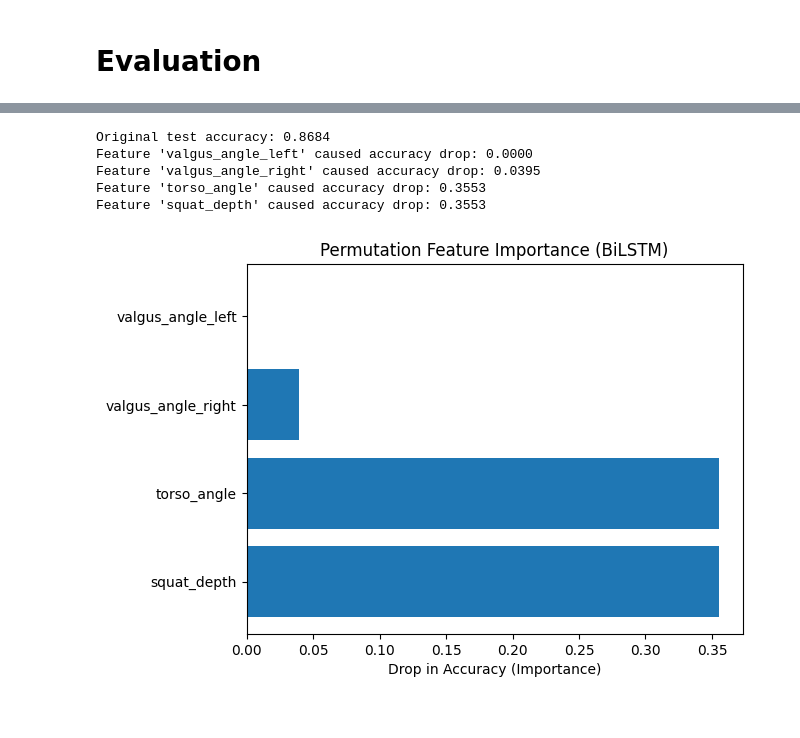
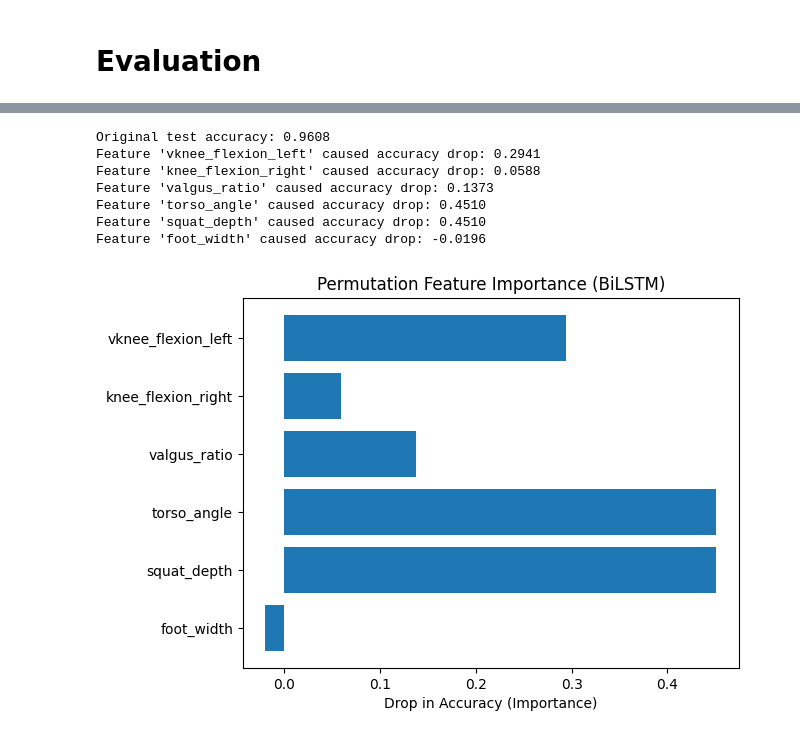
Before and after one commit to perujuice/BScThesis, a Jupyter notebook: models/biLSTM.ipynb, the cells around one changed output, grey strips where cells are left out. Cells and saved outputs as stored; diff of their text form; code cells hidden in the pictures.

Commit message:
fix: feature extraction process updated, and hyperparameter tuning of models fixed a bit

```diff
--- a/models/biLSTM.ipynb
+++ b/models/biLSTM.ipynb
@@ -27,15 +34,14 @@ from tqdm import tqdm
 # %% [markdown]
 # Preprocessing
 # %%
-from sklearn.utils import shuffle
 
-data = np.load("../preprocessing/ready/squat_sequences_normalized.npz")
+data = np.load("../preprocessing/ready/squat_sequences__normalized.npz")
 
 X_data = data["X"]
 y_labels = data["y"]
 
 X_train, X_test, y_train, y_test = train_test_split(
-    X_data, y_labels, test_size=0.3, stratify=y_labels, random_state=42
+    X_data, y_labels, test_size=0.2, stratify=y_labels, random_state=42
 )
 
 print(X_train.shape, X_test.shape, y_train.shape, y_test.shape)
@@ -117,23 +123,17 @@ Frame 188: [0. 0. 0. 0.]
 # Defined model Function
 # %%
 
-def create_bilstm_model(input_shape, lstm_units=64, dropout_rate=0.3, learning_rate=0.001, **kwargs):
-    """Creates and compiles a BiLSTM model with given hyperparameters."""
 
+def create_bilstm_model(input_shape, lstm_units=128, dropout_rate=0.2, learning_rate=0.0005):
     model = Sequential([
         Input(shape=input_shape),
-        Masking(mask_value=0.0), # Handles padding (ignores zeros) for the variable-length sequences
-        Bidirectional(LSTM(lstm_units, return_sequences=True)), # Extracts temporal patterns from both directions
-        Dropout(dropout_rate), # Regularization to prevent overfitting
-        Bidirectional(LSTM(lstm_units // 2)),
+        Masking(mask_value=0.0),
+        Bidirectional(LSTM(lstm_units, return_sequences=True)), # Use return_sequences=True for stacking layers
+        GlobalMaxPooling1D(), # Use GlobalMaxPooling1D to reduce dimensionality
         Dropout(dropout_rate),
-        Dense(16, activation='relu'),
-        Dense(1, activation='sigmoid')  # Outputs binary classification (good vs bad)
+        Dense(1, activation="sigmoid")
     ])
-
-    optimizer = Adam(learning_rate=learning_rate)
-    model.compile(optimizer=optimizer, loss='binary_crossentropy', metrics=['accuracy'])
-
+    model.compile(optimizer=Adam(learning_rate), loss="binary_crossentropy", metrics=["accuracy"])
     return model
 # %% [markdown]
 # Random search - Hyperparameter tuning
@@ -305,38 +315,44 @@ weighted avg       0.96      0.96      0.96        76
 # %%
 
 # Copy the original test set
 X_test_copy = X_test.copy()
 original_accuracy = final_model.evaluate(X_test_copy, y_test, verbose=0)[1]
 print(f"Original test accuracy: {original_accuracy:.4f}")
 
 # Feature names
-feature_names = ["valgus_angle_left", "valgus_angle_right", "torso_angle", "squat_depth"]
+feature_names = [
+    "vknee_flexion_left",
+    "knee_flexion_right",
+    "valgus_ratio",
+    "torso_angle",
+    "squat_depth",
+    "foot_width"
+]
 
 # Permutation importance
 importances = []
 
 for i in range(X_test.shape[2]):  # loop over features
     X_permuted = X_test_copy.copy()
     for seq in X_permuted:
         np.random.shuffle(seq[:, i])  # shuffle the i-th feature across time in each sequence
 
     permuted_acc = final_model.evaluate(X_permuted, y_test, verbose=0)[1]
     drop = original_accuracy - permuted_acc
     importances.append(drop)
     print(f"Feature '{feature_names[i]}' caused accuracy drop: {drop:.4f}")
 
-# Plot
-import matplotlib.pyplot as plt
-
 plt.barh(feature_names, importances)
 plt.xlabel("Drop in Accuracy (Importance)")
 plt.title("Permutation Feature Importance (BiLSTM)")
 plt.gca().invert_yaxis()
 plt.show()
 # %% [output]
-Original test accuracy: 0.8684
-Feature 'valgus_angle_left' caused accuracy drop: 0.0000
-Feature 'valgus_angle_right' caused accuracy drop: 0.0395
-Feature 'torso_angle' caused accuracy drop: 0.3553
-Feature 'squat_depth' caused accuracy drop: 0.3553
+Original test accuracy: 0.9608
+Feature 'vknee_flexion_left' caused accuracy drop: 0.2941
+Feature 'knee_flexion_right' caused accuracy drop: 0.0588
+Feature 'valgus_ratio' caused accuracy drop: 0.1373
+Feature 'torso_angle' caused accuracy drop: 0.4510
+Feature 'squat_depth' caused accuracy drop: 0.4510
+Feature 'foot_width' caused accuracy drop: -0.0196
-[figure, old version]
+[figure, new version]
```
Also changed, not shown: parts of 10 cells of this notebook, 19 other files.
